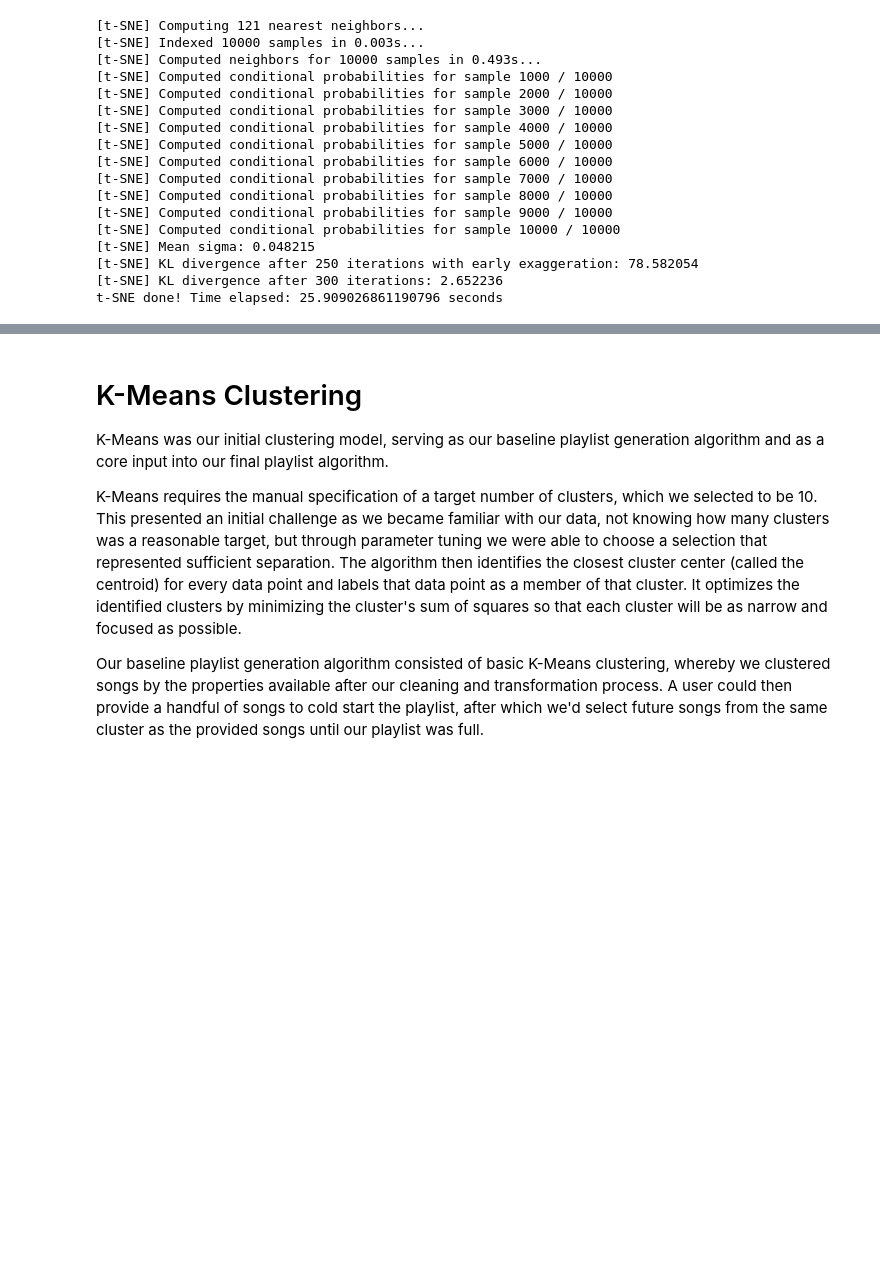
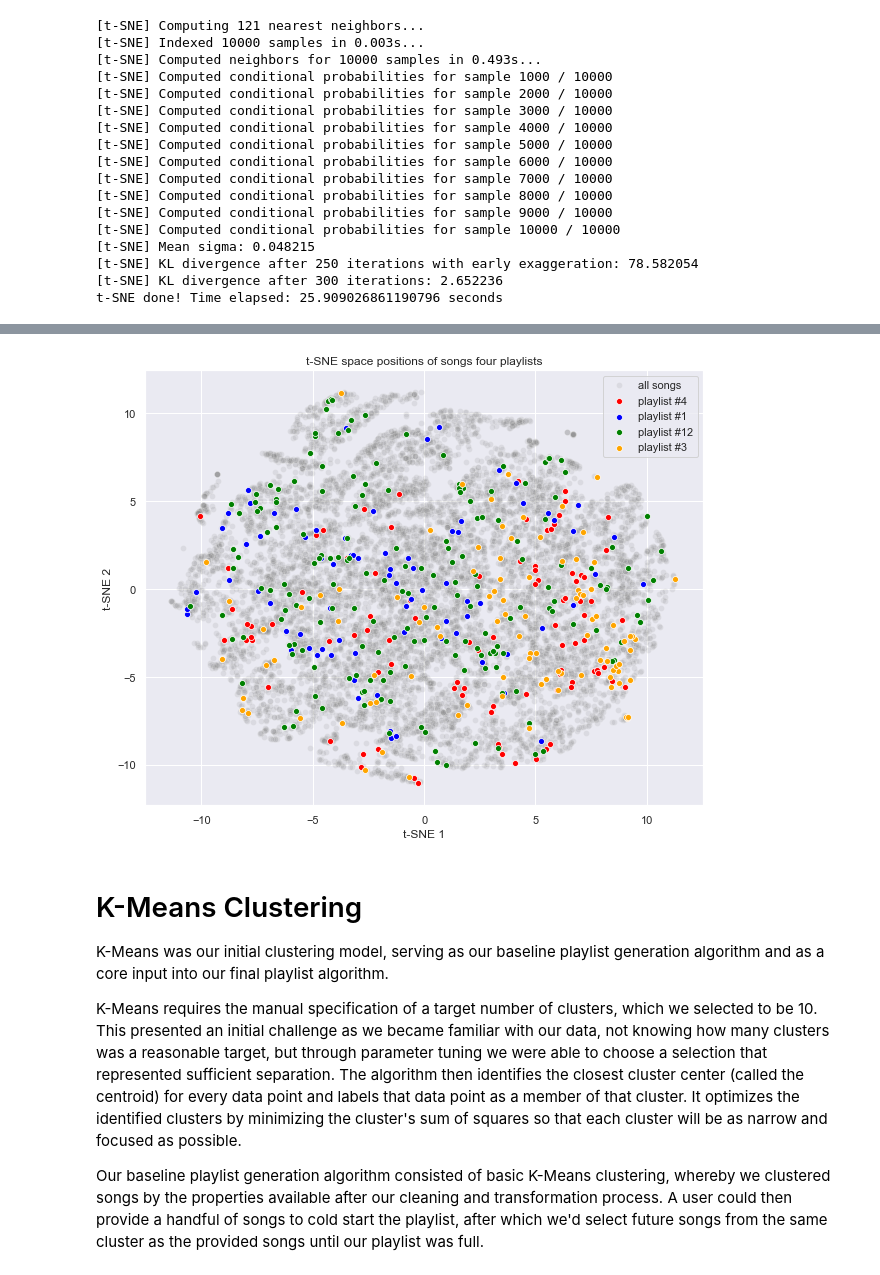
Before and after one commit to TheDigitalFrontier/spotify-playlist-generation, a Jupyter notebook: website/clustering.ipynb, the cells around one changed output, grey strips where cells are left out. Drawn from its saved outputs; the diff is of its cells as text; code cells hidden in the pictures; blank space fills up the shorter version.

```diff
--- a/website/clustering.ipynb
+++ b/website/clustering.ipynb
@@ -81,3 +99,61 @@ todo should I have an initial TSNE chart here?
+# %%
+plt.figure(figsize=(10, 8))
+
+ax = sns.scatterplot(
+    x = tsne_results[tsne_ind, 0],
+    y = tsne_results[tsne_ind, 1],
+    #hue = k_labels[tsne_ind],
+    #palette = sns.color_palette("hls", len(np.unique(k_labels[tsne_ind]))),
+    legend = "full",
+    color = 'grey',
+    alpha = 0.15,
+    label = 'all songs'
+)
+
+psi = list(np.argwhere(indicators[:, 4].A.reshape((-1,)) == 1).reshape((-1,)))
+ax = sns.scatterplot(
+    x = tsne_results[psi, 0],
+    y = tsne_results[psi, 1],
+    color = 'red',
+    alpha = 1.0,
+    label = 'playlist #4'
+)
+
+psi = list(np.argwhere(indicators[:, 1].A.reshape((-1,)) == 1).reshape((-1,)))
+ax = sns.scatterplot(
+    x = tsne_results[psi, 0],
+    y = tsne_results[psi, 1],
+    color = 'blue',
+    alpha = 1.0,
+    label = 'playlist #1'
+)
+
+psi = list(np.argwhere(indicators[:, 12].A.reshape((-1,)) == 1).reshape((-1,)))
+ax = sns.scatterplot(
+    x = tsne_results[psi, 0],
+    y = tsne_results[psi, 1],
+    color = 'green',
+    alpha = 1.0,
+    label = 'playlist #12'
+)
+
+psi = list(np.argwhere(indicators[:, 3].A.reshape((-1,)) == 1).reshape((-1,)))
+ax = sns.scatterplot(
+    x = tsne_results[psi, 0],
+    y = tsne_results[psi, 1],
+    color = 'orange',
+    alpha = 1.0,
+    label = 'playlist #3'
+)
+
+ax.legend()
+
+ax.set(title = 't-SNE space positions of songs four playlists',
+       xlabel = 't-SNE 1', ylabel = 't-SNE 2')
+
+plt.savefig('playlist_songs_in_space.pdf'.format(time.time()))
+# %% [output]
+[figure, added]
 # %% [markdown]
 # K-Means Clustering
 
```
Also changed, not shown: parts of 12 cells of this notebook.
